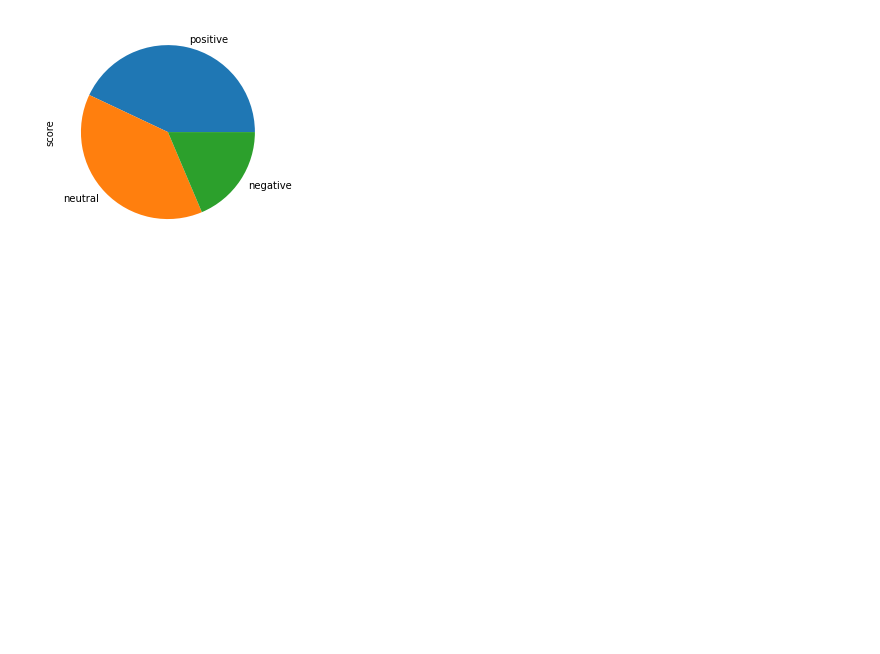
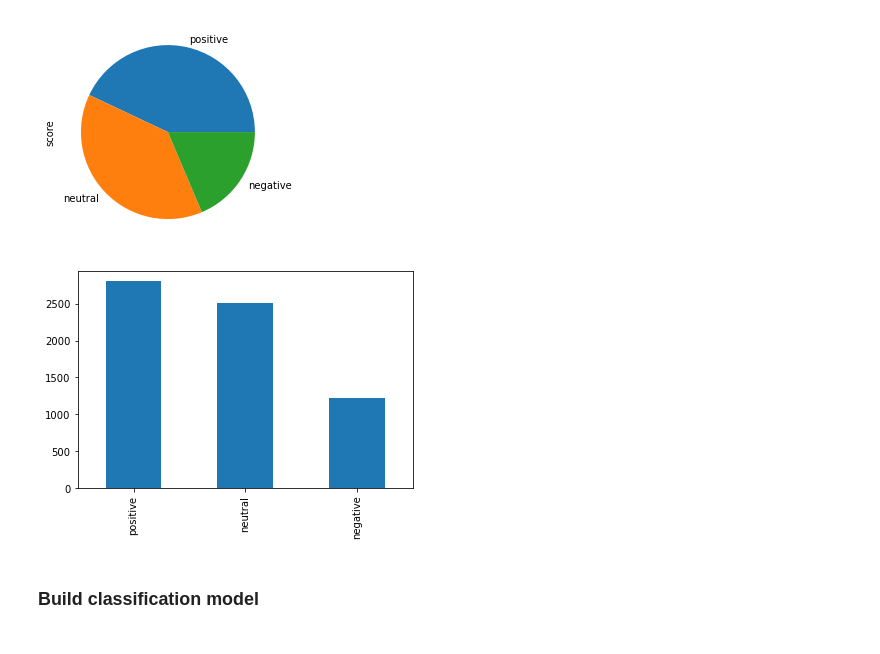
Before and after one commit to zelalemgetahun9374/Twitter-Data-Analysis, a Jupyter notebook: Challenge_ Day2.ipynb, the cells around one changed output. Cells and saved outputs as stored; diff of their text form; code cells hidden in the pictures; blank space fills up the shorter version.

Commit message:
visualized sentiment scores in bar chart

```diff
--- a/Challenge_ Day2.ipynb
+++ b/Challenge_ Day2.ipynb
@@ -264,3 +264,9 @@ Name: score, dtype: int64
 sentiment.plot(kind='pie');
 # %% [output]
 [figure]
+# %%
+sentiment.plot(kind='bar');
+# %% [output]
+[figure, added]
+# %% [markdown]
+<h3>Build classification model<h3>
```
